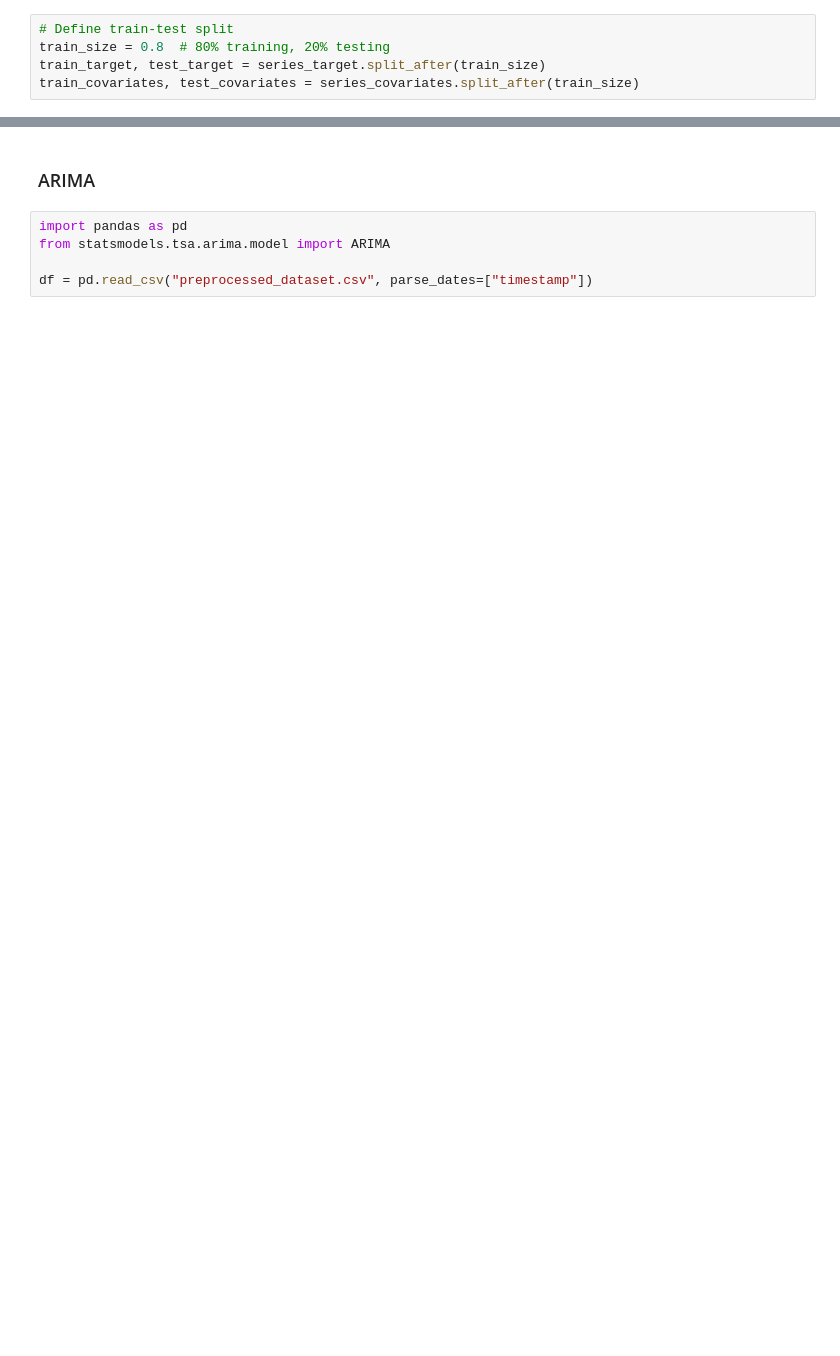
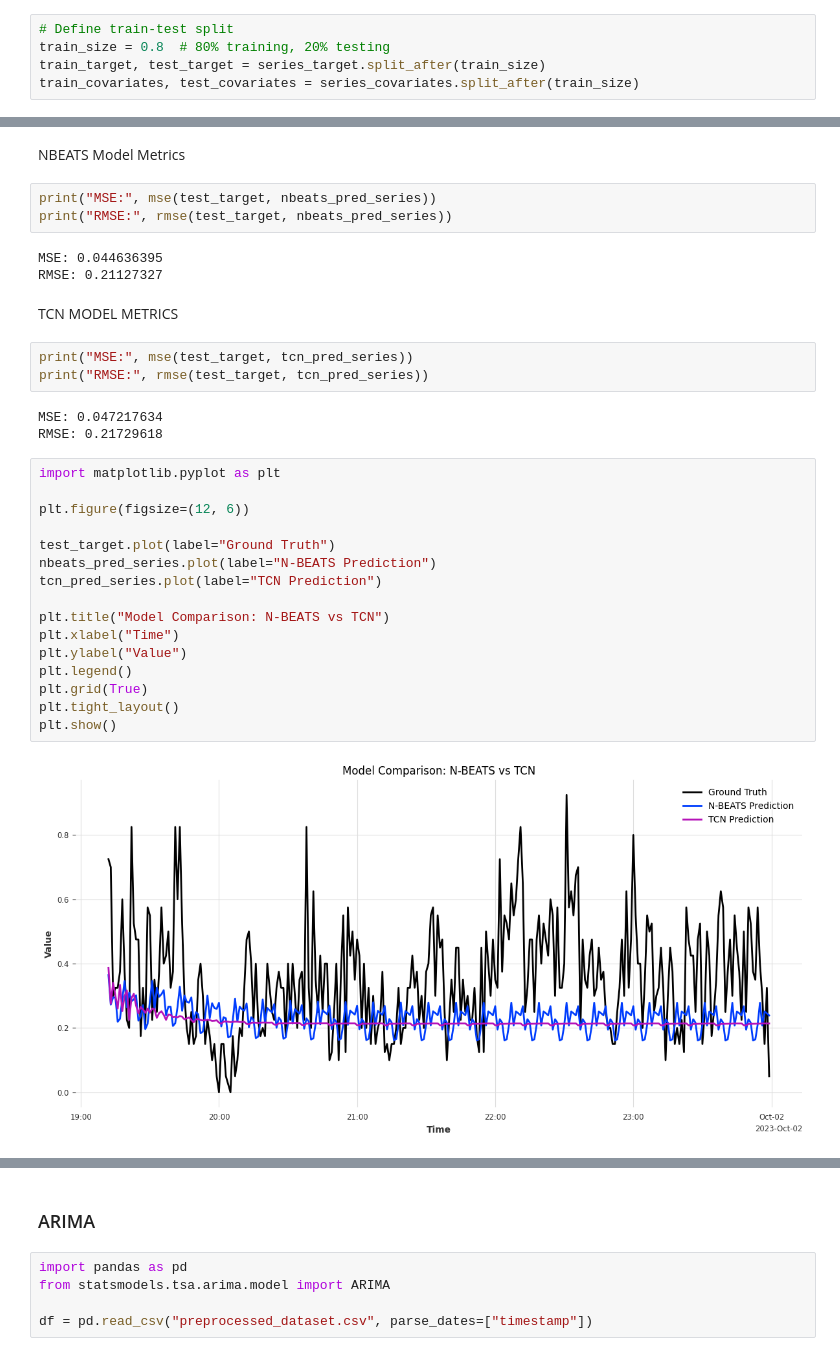
Before and after one commit to Suraez/time_series, a Jupyter notebook: nbeats_vs_arima.ipynb, the cells around one changed output, grey strips where cells are left out. Drawn from its saved outputs; the diff is of its cells as text; blank space fills up the shorter version.

```diff
--- a/nbeats_vs_arima.ipynb
+++ b/nbeats_vs_arima.ipynb
@@ -91,3 +138,37 @@ HPU available: False, using: 0 HPUs
+# %% [markdown]
+ NBEATS Model Metrics
+# %%
+print("MSE:", mse(test_target, nbeats_pred_series))
+print("RMSE:", rmse(test_target, nbeats_pred_series))
+# %% [output]
+MSE: 0.044636395
+RMSE: 0.21127327
+# %% [markdown]
+TCN MODEL METRICS
+# %%
+print("MSE:", mse(test_target, tcn_pred_series))
+print("RMSE:", rmse(test_target, tcn_pred_series))
+# %% [output]
+MSE: 0.047217634
+RMSE: 0.21729618
+# %%
+import matplotlib.pyplot as plt
+
+plt.figure(figsize=(12, 6))
+
+test_target.plot(label="Ground Truth")
+nbeats_pred_series.plot(label="N-BEATS Prediction")
+tcn_pred_series.plot(label="TCN Prediction")
+
+plt.title("Model Comparison: N-BEATS vs TCN")
+plt.xlabel("Time")
+plt.ylabel("Value")
+plt.legend()
+plt.grid(True)
+plt.tight_layout()
+plt.show()
+# %% [output]
+[figure, added]
 # %%
 import matplotlib.pyplot as plt
 
```
Also changed, not shown: parts of 11 cells of this notebook, 1 other file.
